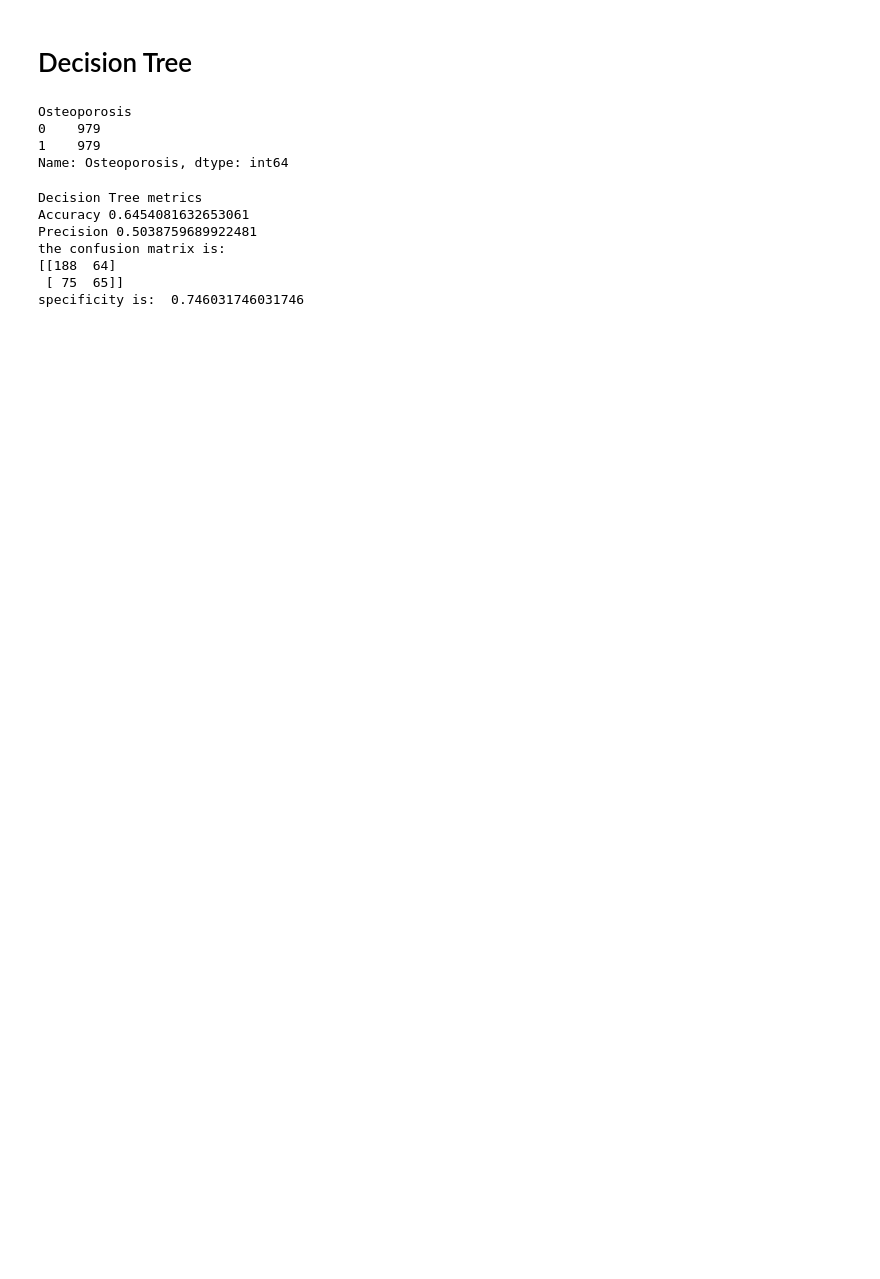
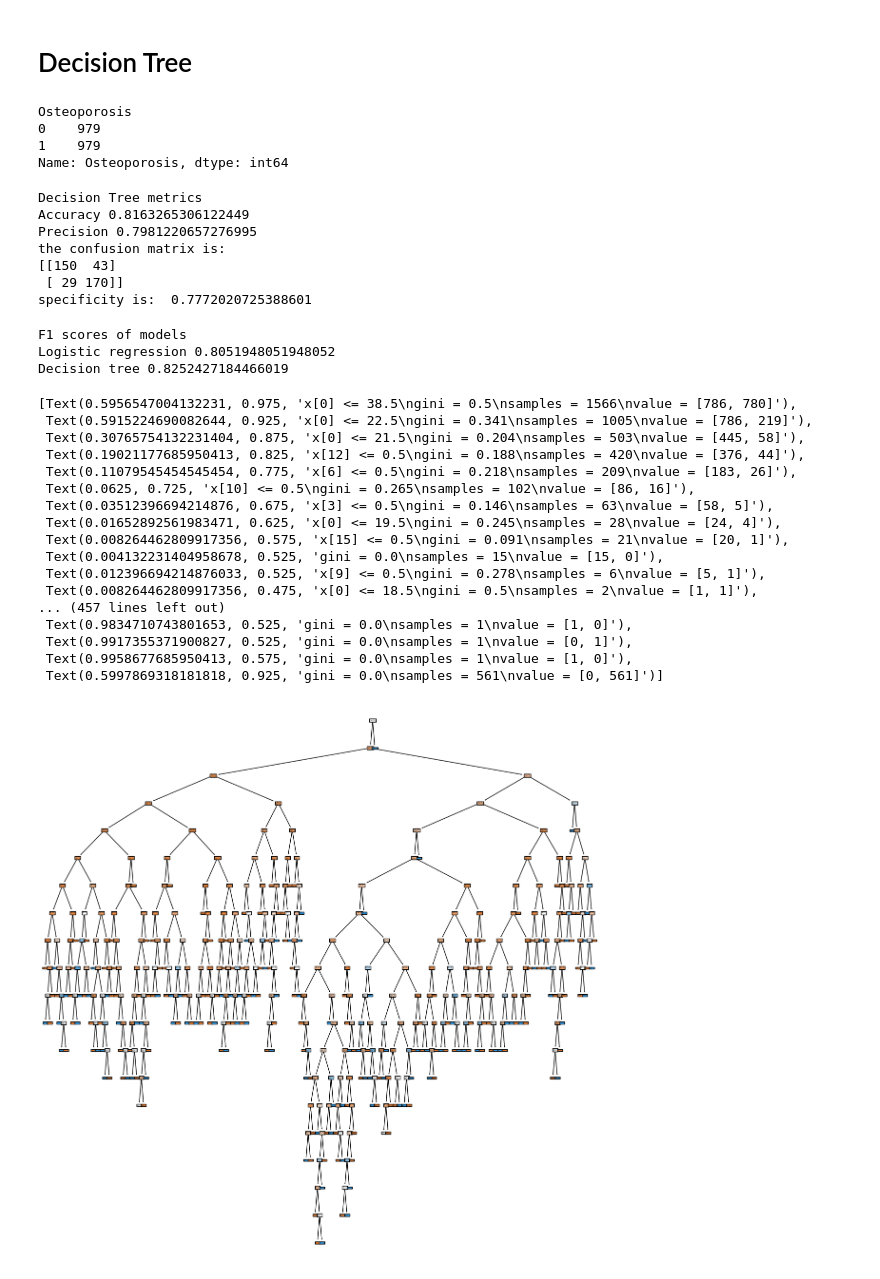
Before and after one commit to aver81/osteoporosis-predictions, a Jupyter notebook: main.ipynb, the cells around one changed output. Saved outputs shown, nothing was run; the diff lists cells and outputs as text; code cells hidden in the pictures; blank space fills up the shorter version.

```diff
--- a/main.ipynb
+++ b/main.ipynb
@@ -170,8 +172,8 @@ df=df.drop(columns={'Gender','Race/Ethnicity','Hormonal Changes','Family History
 # %%
 df.head()
 df1= df.loc[:, df.columns != 'Osteoporosis'].join(df.loc[:, 'Osteoporosis'])
-x=df.iloc[:,:-1].values
-y=df.iloc[:,-1].values
+x=df1.iloc[:,:-1]
+y=df1.iloc[:,-1]
 # %%
 from sklearn.model_selection import train_test_split
 # %%
@@ -227,8 +229,9 @@ Osteoporosis
 1    979
 Name: Osteoporosis, dtype: int64
 # %%
-decision=DecisionTreeClassifier()
+decision=DecisionTreeClassifier(max_depth=20)
 decision.fit(xtrain,ytrain)
+ypred_train=decision.predict(xtrain)
 ypred2=decision.predict(xtest)
 print("Decision Tree metrics")
 tn, fp, fn, tp = confusion_matrix(ytest, ypred2).ravel()
@@ -240,10 +243,18 @@ print(str(confusion_matrix(ytest,ypred2)))
 print("specificity is: ",specificity)
 # %% [output]
 Decision Tree metrics
-Accuracy 0.6454081632653061
-Precision 0.5038759689922481
+Accuracy 0.8163265306122449
+Precision 0.7981220657276995
 the confusion matrix is:
-[[188  64]
- [ 75  65]]
-specificity is:  0.746031746031746
+[[150  43]
+ [ 29 170]]
+specificity is:  0.7772020725388601
+# %%
+print("F1 scores of models")
+print("Logistic regression",f1_score(ytest,ypred1))
+print("Decision tree",f1_score(ytest,ypred2))
+# %% [output]
+F1 scores of models
+Logistic regression 0.8051948051948052
+Decision tree 0.8252427184466019
 # %%
@@ -250,0 +262,22 @@ from sklearn.ensemble import RandomForestClassifier
+# %%
+plt.figure(figsize=(15,15))
+tree.plot_tree(decision,filled=True)
+# %% [output]
+[Text(0.5956547004132231, 0.975, 'x[0] <= 38.5\ngini = 0.5\nsamples = 1566\nvalue = [786, 780]'),
+ Text(0.5915224690082644, 0.925, 'x[0] <= 22.5\ngini = 0.341\nsamples = 1005\nvalue = [786, 219]'),
+ Text(0.30765754132231404, 0.875, 'x[0] <= 21.5\ngini = 0.204\nsamples = 503\nvalue = [445, 58]'),
+ Text(0.19021177685950413, 0.825, 'x[12] <= 0.5\ngini = 0.188\nsamples = 420\nvalue = [376, 44]'),
+ Text(0.11079545454545454, 0.775, 'x[6] <= 0.5\ngini = 0.218\nsamples = 209\nvalue = [183, 26]'),
+ Text(0.0625, 0.725, 'x[10] <= 0.5\ngini = 0.265\nsamples = 102\nvalue = [86, 16]'),
+ Text(0.03512396694214876, 0.675, 'x[3] <= 0.5\ngini = 0.146\nsamples = 63\nvalue = [58, 5]'),
+ Text(0.01652892561983471, 0.625, 'x[0] <= 19.5\ngini = 0.245\nsamples = 28\nvalue = [24, 4]'),
+ Text(0.008264462809917356, 0.575, 'x[15] <= 0.5\ngini = 0.091\nsamples = 21\nvalue = [20, 1]'),
+ Text(0.004132231404958678, 0.525, 'gini = 0.0\nsamples = 15\nvalue = [15, 0]'),
+ Text(0.012396694214876033, 0.525, 'x[9] <= 0.5\ngini = 0.278\nsamples = 6\nvalue = [5, 1]'),
+ Text(0.008264462809917356, 0.475, 'x[0] <= 18.5\ngini = 0.5\nsamples = 2\nvalue = [1, 1]'),
+... (457 lines left out)
+ Text(0.9834710743801653, 0.525, 'gini = 0.0\nsamples = 1\nvalue = [1, 0]'),
+ Text(0.9917355371900827, 0.525, 'gini = 0.0\nsamples = 1\nvalue = [0, 1]'),
+ Text(0.9958677685950413, 0.575, 'gini = 0.0\nsamples = 1\nvalue = [1, 0]'),
+ Text(0.5997869318181818, 0.925, 'gini = 0.0\nsamples = 561\nvalue = [0, 561]')]
+[figure, added]
```
Also changed, not shown: parts of 12 cells of this notebook.
